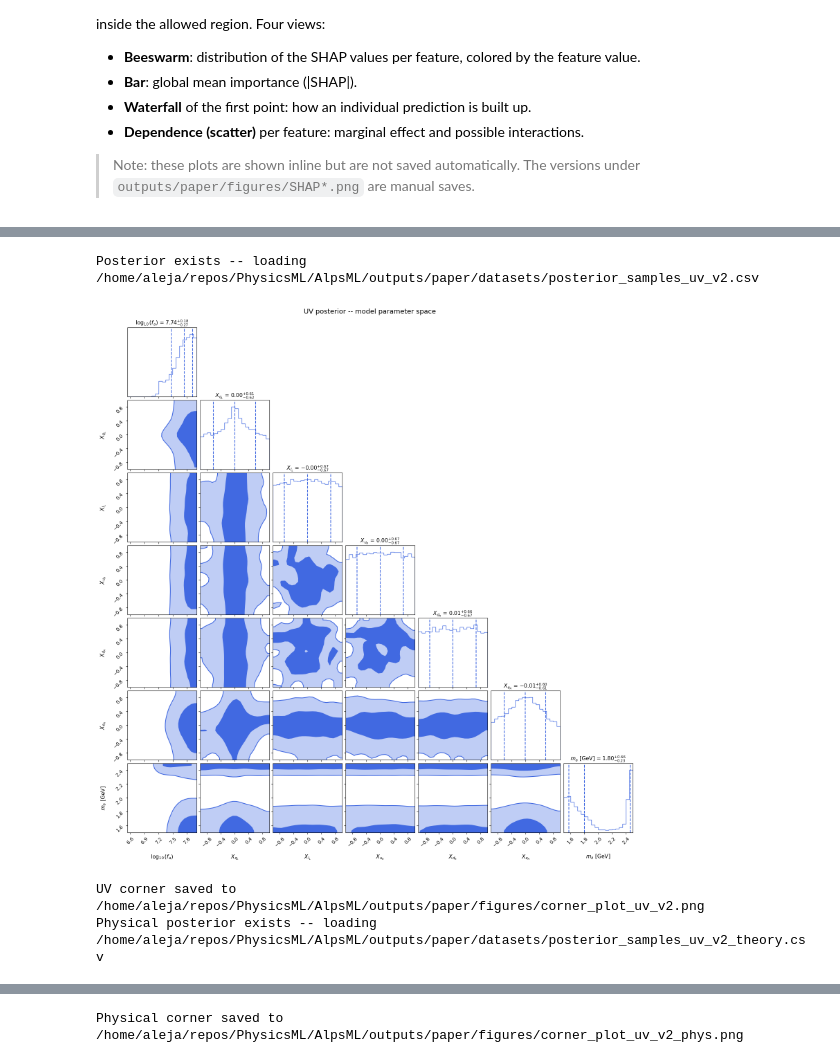
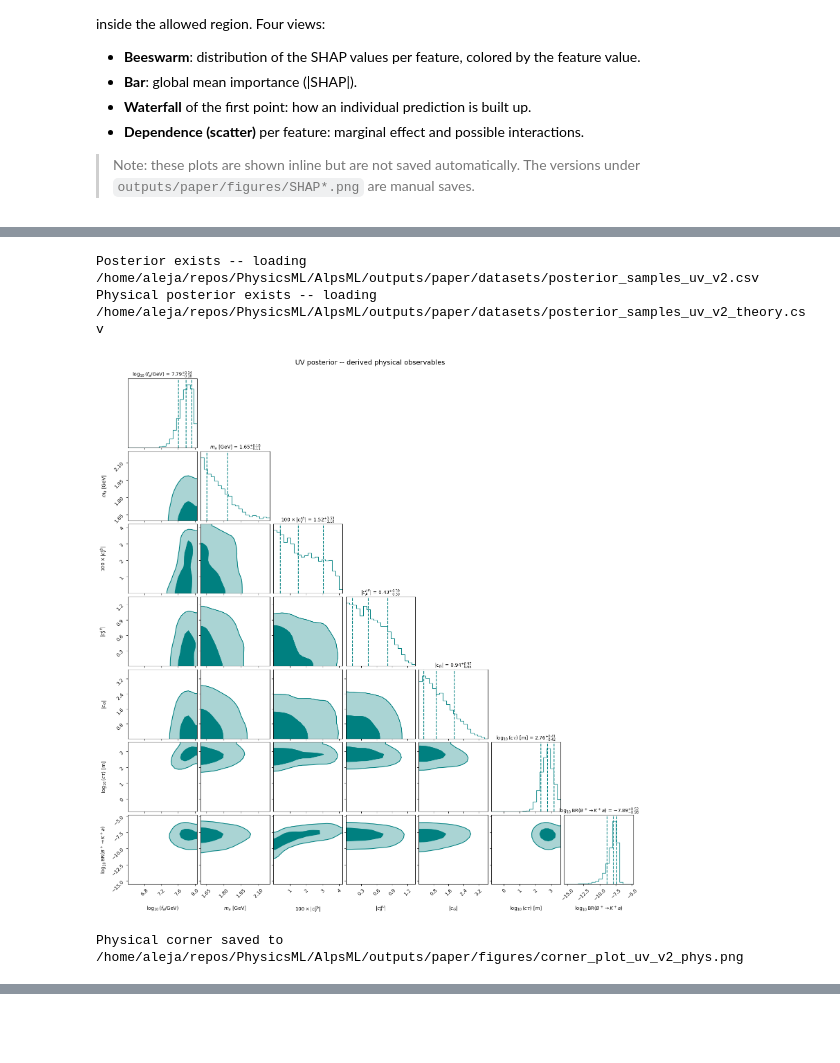
Before and after one commit to AlejandroMirRamos/AlpsML, a Jupyter notebook: notebooks/AlpsML.ipynb, the cells around one changed output, grey strips where cells are left out. Saved outputs shown, nothing was run; the diff lists cells and outputs as text; code cells hidden in the pictures; blank space fills up the shorter version.

```diff
--- a/notebooks/AlpsML.ipynb
+++ b/notebooks/AlpsML.ipynb
@@ -134,18 +134,18 @@ CUTOFF        = 10.0
 SIGMOID_WIDTH = 0.4
 
 # Use all cores for the (CPU-bound) dataset generation
-N_CORES = os.cpu_count() or 8
+N_CORES = max(1, (os.cpu_count() or 8) - 2)   # leave 2 cores in reserve (thermal/responsiveness)
 
 # False reuses the on-disk caches; set True to recompute a stage
 FORCE_REGENERATE = False
 FORCE_RETRAIN    = False
-FORCE_MCMC       = False
+FORCE_MCMC       = True
 
 # PQ charges in [-1, 1]; ALP mass window in GeV
 PQ_MIN = -1.0
 PQ_MAX =  1.0
-MA_MIN = 1.5
-MA_MAX = 2.5
+MA_MIN = 1.7
+MA_MAX = 2.2
 
 FEATURES = ["log_fa", "pq_qL", "pq_lL", "pq_uR", "pq_dR", "pq_eR", "ma"]
 
@@ -631,7 +626,7 @@ reg = xgb.XGBRegressor(); reg.load_model(REG_PATH)   # raw chi2
 
 _features = FEATURES  # 7D
 _L = np.array([6.0, PQ_MIN, PQ_MIN, PQ_MIN, PQ_MIN, PQ_MIN, MA_MIN])
-_H = np.array([8.0, PQ_MAX, PQ_MAX, PQ_MAX, PQ_MAX, PQ_MAX, MA_MAX])
+_H = np.array([7.5, PQ_MAX, PQ_MAX, PQ_MAX, PQ_MAX, PQ_MAX, MA_MAX])  # log_fa capped at professor's 7.5
 ndim = len(_features)
 
 
@@ -651,7 +646,8 @@ def log_posterior(theta):
         p_all = clf.predict(t)              # sigmoid allowed/excluded
         log_lh  = -0.5 * chi2               # likelihood
         penalty = _softplus((0.5 - p_all) / 0.04)   # wall: p<0.5 -> excluded
-        out[in_box] = log_lh - penalty      # flat prior inside the box
+        log_prior_fa = -(t[:, 0] - 6.8)**2 / (2 * 0.4**2)   # informative prior: log_fa ~ N(6.8, 0.4), matches professor
+        out[in_box] = log_lh + log_prior_fa - penalty
     return out
 
 
@@ -702,26 +698,6 @@ else:
     print(f"  Saved: {POSTERIOR_CSV}")
 
 
-# Corner plot -- UV space (model parameters)
-corner_labels = [
-    r"$\log_{10}(f_a)$", r"$X_{q_L}$", r"$X_{l_L}$",
-    r"$X_{u_R}$", r"$X_{d_R}$", r"$X_{e_R}$", r"$m_a$ [GeV]"
-]
-fig1 = corner.corner(
-    flat_samples, labels=corner_labels,
-    show_titles=True, title_fmt=".2f",
-    quantiles=[0.16, 0.5, 0.84],
-    color="royalblue", smooth=1.5,
-    levels=[0.393, 0.864],   # 1-sigma and 2-sigma for a 2D Gaussian
-    fill_contours=True, plot_datapoints=False,
-    label_kwargs={"fontsize": 11}, title_kwargs={"fontsize": 11},
-)
-plt.suptitle("UV posterior -- model parameter space", fontsize=14, y=1.01)
-plt.savefig(CORNER_PNG, dpi=300, bbox_inches='tight')
-plt.show()
-print(f"UV corner saved to {CORNER_PNG}")
-
-
 # Corner plot -- derived physical observables:
 # log10(fa), ma, 100*|c_Vsb|, |c_Amm|, |cG|, log10(ctau)[m], log10 BR(B+->K+a),
 # computed in parallel over a random subsample of the posterior.
@@ -770,14 +746,17 @@ if not FORCE_MCMC and POSTERIOR_CSV_THEORY.exists():
     print(f"Physical posterior exists -- loading {POSTERIOR_CSV_THEORY}")
     theory_df = pd.read_csv(POSTERIOR_CSV_THEORY)
 else:
-    N_PHYS = min(15_000, len(flat_samples))
+    N_PHYS = min(5_000, len(flat_samples))   # raise for smoother contours (slower); ~0.4 s/sample across cores
     idx = np.random.default_rng(99).choice(len(flat_samples), N_PHYS, replace=False)
     subset = flat_samples[idx]
     print(f"Computing physical observables for {N_PHYS} random samples "
           f"({N_CORES} cores)...")
     t0 = time.time()
-    with _CTX.Pool(processes=N_CORES) as pool:
-        rows = pool.map(_derive_row, [tuple(r) for r in subset], chunksize=8)
+    from tqdm.auto import tqdm
+    _args = [tuple(r) for r in subset]
+    with _CTX.Pool(processes=N_CORES, maxtasksperchild=200) as pool:
+        rows = list(tqdm(pool.imap(_derive_row, _args, chunksize=8),
+                         total=len(_args), desc="Physical observables"))
     theory_df = pd.DataFrame(rows, columns=[
         'log_fa', 'ma', 'c_Vsb_x100', 'c_Amm', 'cG', 'log10_ctau_m', 'log10_BR_BKa'
     ]).dropna().reset_index(drop=True)
@@ -786,34 +765,45 @@ else:
     print(f"  Saved: {POSTERIOR_CSV_THEORY}")
 
 # Corner plot of physical observables
 phys_labels = [
     r"$\log_{10}(f_a/\mathrm{GeV})$",
     r"$m_a\ [\mathrm{GeV}]$",
     r"$100\times|c_V^{sb}|$",
     r"$|c_A^{\mu\mu}|$",
     r"$|c_G|$",
     r"$\log_{10}(c\tau)\ [\mathrm{m}]$",
     r"$\log_{10}\mathrm{BR}(B^+\to K^+a)$",
 ]
+# Axis limits matched to the professor's cornerplot.pdf (lo, hi) per variable
+PHYS_RANGES = [
+    (6.4, 8.05),     # log10 fa
+    (1.60, 2.20),    # ma
+    (0.0, 4.2),      # 100*|cVsb|
+    (0.0, 1.35),     # |cAmm|
+    (0.0, 3.7),      # |cG|
+    (-0.8, 3.6),     # log10 ctau
+    (-15.5, -4.8),   # log10 BR
+]
+
 phys_data = theory_df[[
     'log_fa', 'ma', 'c_Vsb_x100', 'c_Amm', 'cG', 'log10_ctau_m', 'log10_BR_BKa'
 ]].values
 
 fig2 = corner.corner(
-    phys_data, labels=phys_labels,
+    phys_data, labels=phys_labels, range=PHYS_RANGES,
     show_titles=True, title_fmt=".2f",
     quantiles=[0.16, 0.5, 0.84],
     color="teal", smooth=1.5,
     levels=[0.393, 0.864],
     fill_contours=True, plot_datapoints=False,
     label_kwargs={"fontsize": 10}, title_kwargs={"fontsize": 10},
 )
 plt.suptitle("UV posterior -- derived physical observables", fontsize=14, y=1.01)
 plt.savefig(CORNER_PHYS_PNG, dpi=300, bbox_inches='tight')
 plt.show()
 print(f"Physical corner saved to {CORNER_PHYS_PNG}")
 # %% [output]
 Posterior exists -- loading /home/aleja/repos/PhysicsML/AlpsML/outputs/paper/datasets/posterior_samples_uv_v2.csv
+Physical posterior exists -- loading /home/aleja/repos/PhysicsML/AlpsML/outputs/paper/datasets/posterior_samples_uv_v2_theory.csv
-[figure, old version]
+[figure, new version]
-UV corner saved to /home/aleja/repos/PhysicsML/AlpsML/outputs/paper/figures/corner_plot_uv_v2.png
-Physical posterior exists -- loading /home/aleja/repos/PhysicsML/AlpsML/outputs/paper/datasets/posterior_samples_uv_v2_theory.csv
+Physical corner saved to /home/aleja/repos/PhysicsML/AlpsML/outputs/paper/figures/corner_plot_uv_v2_phys.png
@@ -821 +809,0 @@ Physical posterior exists -- loading /home/aleja/repos/PhysicsML/AlpsML/outputs/
-Physical corner saved to /home/aleja/repos/PhysicsML/AlpsML/outputs/paper/figures/corner_plot_uv_v2_phys.png
```
Also changed, not shown: parts of 8 cells of this notebook, 3 other files.
